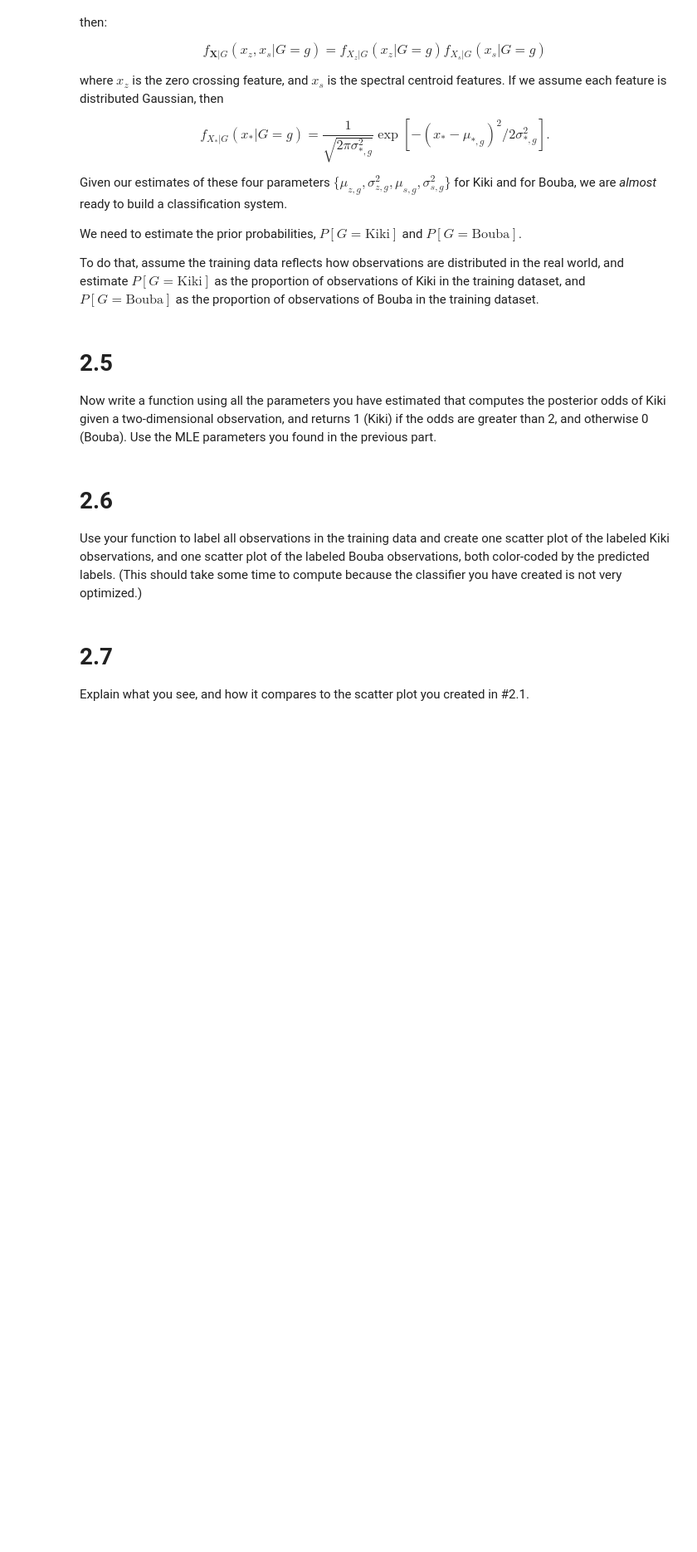
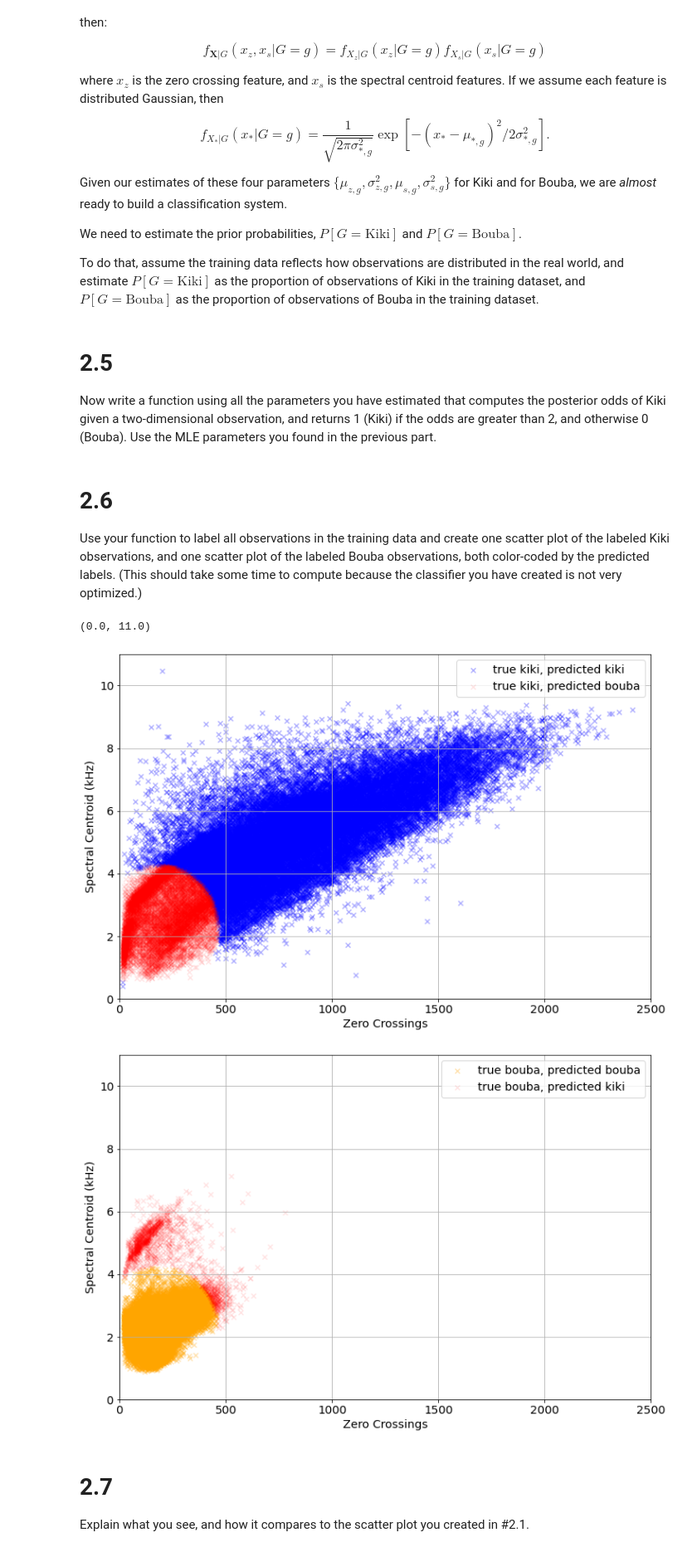
Before and after one commit to sergi-andreu/MusicInformatics, a Jupyter notebook: Lab 2 Machine Learnings/DT2470_lab02.ipynb, the cells around one changed output. Shown at 83% size. Drawn from its saved outputs; the diff is of its cells as text; code cells hidden in the pictures; blank space fills up the shorter version.

```diff
--- a/Lab 2 Machine Learnings/DT2470_lab02.ipynb
+++ b/Lab 2 Machine Learnings/DT2470_lab02.ipynb
@@ -572,3 +622,56 @@ Use your function to label all observations in the training data and create one
+# %%
+# add your code below
+
+kiki_training_data  = np.stack((kiki_train_ZC, kiki_train_SC), axis=1)
+bouba_training_data = np.stack((bouba_train_ZC, bouba_train_SC), axis=1)
+training_data = np.concatenate((kiki_training_data, bouba_training_data))
+# %%
+# Predicting labels using classifier
+
+kiki_true_labels  = np.ones( len(kiki_train_ZC),  dtype=bool)
+bouba_true_labels = np.zeros(len(bouba_train_ZC), dtype=bool)
+true_labels = np.concatenate((kiki_true_labels, bouba_true_labels))
+
+kiki_predicted_labels  = np.array([kiki_posterior_odds_greater2(sample)  for sample in kiki_training_data])
+bouba_predicted_labels = np.array([kiki_posterior_odds_greater2(sample)  for sample in bouba_training_data])
+predicted_labels = np.concatenate((kiki_predicted_labels, bouba_predicted_labels))
+# %%
+# Plotting
+fig1, ax1 = plt.subplots()
+ax1.scatter(kiki_training_data[kiki_predicted_labels, 0],
+            kiki_training_data[kiki_predicted_labels, 1],
+            c='blue', marker='x', alpha=0.3, label='true kiki, predicted kiki')
+ax1.scatter(kiki_training_data[~kiki_predicted_labels, 0],
+            kiki_training_data[~kiki_predicted_labels, 1],
+            c='red', marker='x', alpha=0.1, label='true kiki, predicted bouba')
+
+
+
+ax1.legend()
+ax1.set_xlabel('Zero Crossings')
+ax1.set_ylabel('Spectral Centroid (kHz)')
+ax1.grid()
+ax1.set_xlim((0,2500))
+ax1.set_ylim((0,11))
+
+fig2, ax2 = plt.subplots()
+ax2.scatter(bouba_training_data[~bouba_predicted_labels, 0],
+            bouba_training_data[~bouba_predicted_labels, 1],
+            c='orange', marker='x', alpha=0.3, label='true bouba, predicted bouba')
+ax2.scatter(bouba_training_data[bouba_predicted_labels, 0],
+            bouba_training_data[bouba_predicted_labels, 1],
+            c='red', marker='x', alpha=0.1, label='true bouba, predicted kiki')
+
+ax2.legend()
+ax2.set_xlabel('Zero Crossings')
+ax2.set_ylabel('Spectral Centroid (kHz)')
+ax2.grid()
+ax2.set_xlim((0,2500))
+ax2.set_ylim((0,11))
+# %% [output]
+(0.0, 11.0)
+[figure, added]
+[figure, added]
 # %% [markdown]
 # 2.7
 
```
Also changed, not shown: parts of 37 cells of this notebook, 1 other file.
